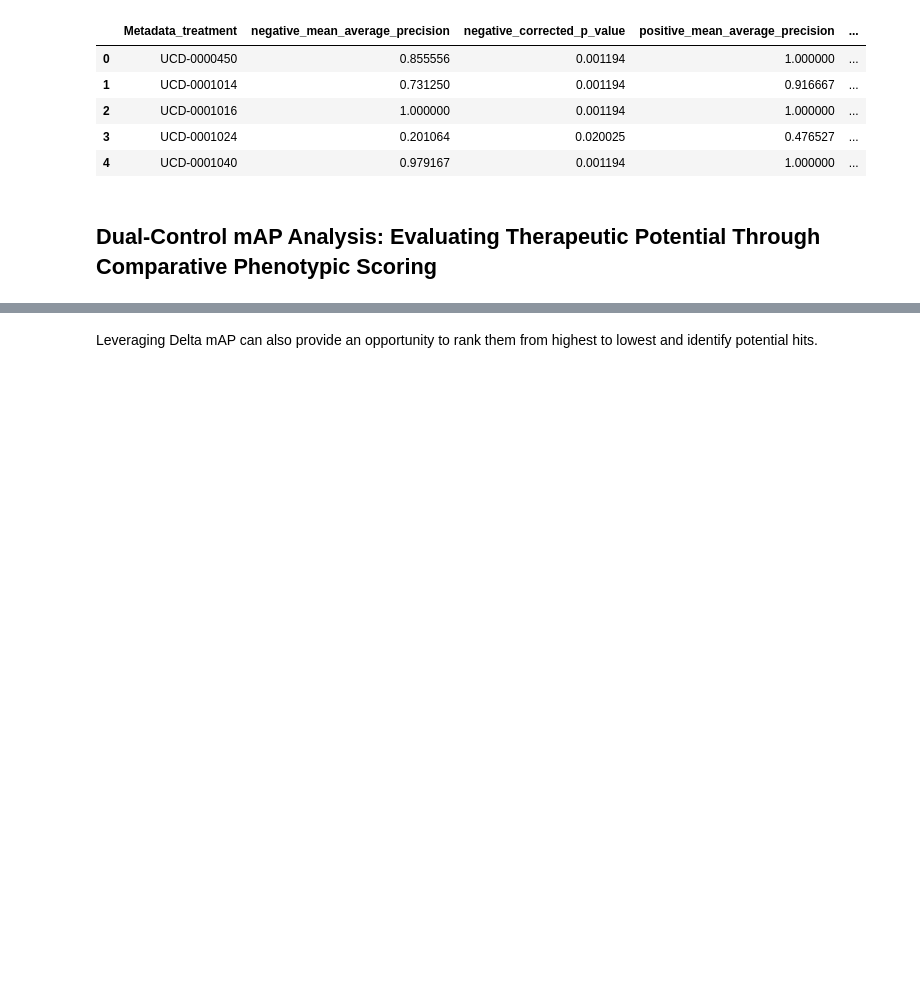
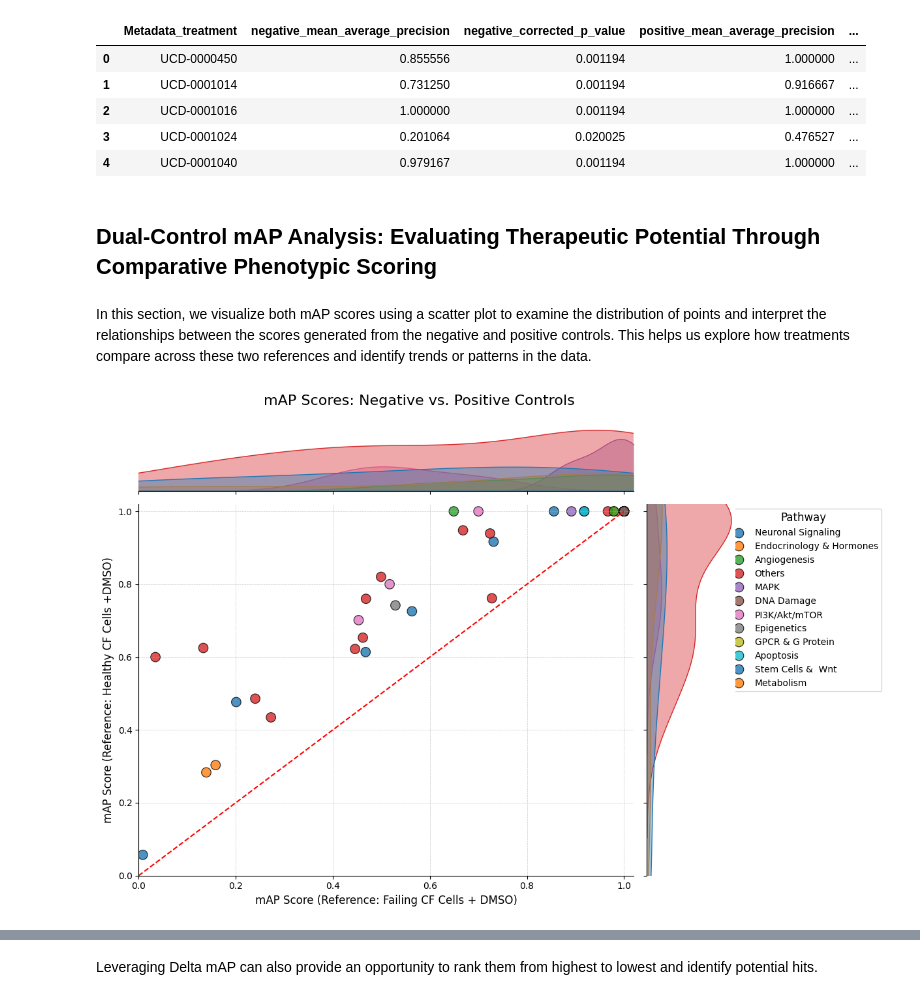
Before and after one commit to WayScience/CFReT-screen-mAP-analysis, a Jupyter notebook: notebooks/1.map-analysis/2.map-analysis.ipynb, the cells around one changed output, grey strips where cells are left out. Saved outputs shown, nothing was run; the diff lists cells and outputs as text; code cells hidden in the pictures; blank space fills up the shorter version.

```diff
--- a/notebooks/1.map-analysis/2.map-analysis.ipynb
+++ b/notebooks/1.map-analysis/2.map-analysis.ipynb
@@ -49,3 +63,55 @@ all_map_df.head()
 | 4 | UCD-0001040 | 0.979167 | 0.001194 | 1.000000 | ... |
 # %% [markdown]
 ## Dual-Control mAP Analysis: Evaluating Therapeutic Potential Through Comparative Phenotypic Scoring
+# %% [markdown]
+In this section, we visualize both mAP scores using a scatter plot to examine the distribution of points and interpret the relationships between the scores generated from the negative and positive controls. This helps us explore how treatments compare across these two references and identify trends or patterns in the data.
+# %%
+# Create a jointplot
+dual_map_plot = sns.jointplot(
+    data=all_map_df,
+    x="negative_mean_average_precision",
+    y="positive_mean_average_precision",
+    hue="Pathway",
+    palette="tab10",
+    kind="scatter",
+    marginal_kws=dict(fill=True, alpha=0.4),
+    joint_kws=dict(s=110, alpha=0.8, edgecolor="black"),
+)
+# Make the figure larger
+dual_map_plot.fig.set_size_inches(10, 8)
+
+# Add a diagonal line
+dual_map_plot.ax_joint.plot([0, 1], [0, 1], color="red", linestyle="--", linewidth=1.5)
+
+# Set axis limits
+dual_map_plot.ax_joint.set_xlim(0, 1.02)
+dual_map_plot.ax_joint.set_ylim(0, 1.02)
+
+# Add gridlines to the central plot
+dual_map_plot.ax_joint.grid(True, which="major", linestyle="--", linewidth=0.5, alpha=0.7)
+
+# Add axis labels
+dual_map_plot.ax_joint.set_xlabel("mAP Score (Reference: Failing CF Cells + DMSO)", fontsize=12)
+dual_map_plot.ax_joint.set_ylabel("mAP Score (Reference: Healthy CF Cells +DMSO)", fontsize=12)
+
+# Add the overall title
+dual_map_plot.fig.suptitle("mAP Scores: Negative vs. Positive Controls", fontsize=16, y=1.0)
+
+# Adjust layout to avoid overlap
+dual_map_plot.fig.tight_layout()
+
+# Adjust legend size
+legend = dual_map_plot.ax_joint.legend_
+legend.set_title("Pathway")
+legend.set_bbox_to_anchor((1.51, 1))  # Position the legend outside the plot (optional)
+for text in legend.get_texts():
+    text.set_fontsize(10)  # Set font size for legend labels
+legend.get_title().set_fontsize(12)  # Set font size for legend title
+
+# Save the figure
+plt.savefig(fig_dir_path / "map_scores_with_density.png", dpi=300, bbox_inches="tight")
+
+# Show the plot
+plt.show()
+# %% [output]
+[figure, added]
```
Also changed, not shown: parts of 13 cells of this notebook, 8 other files.
